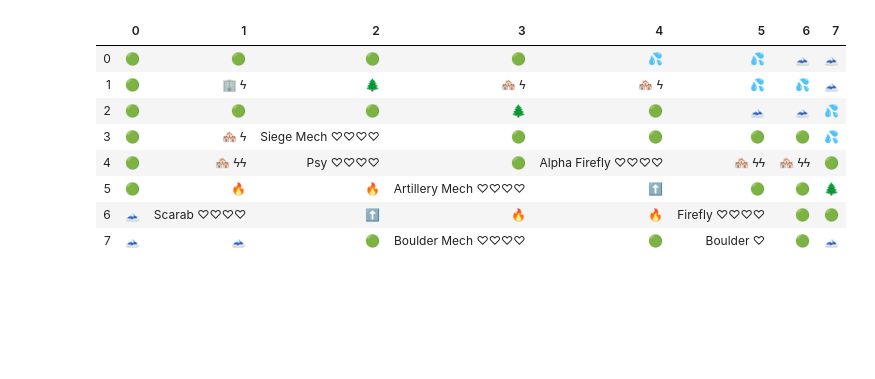
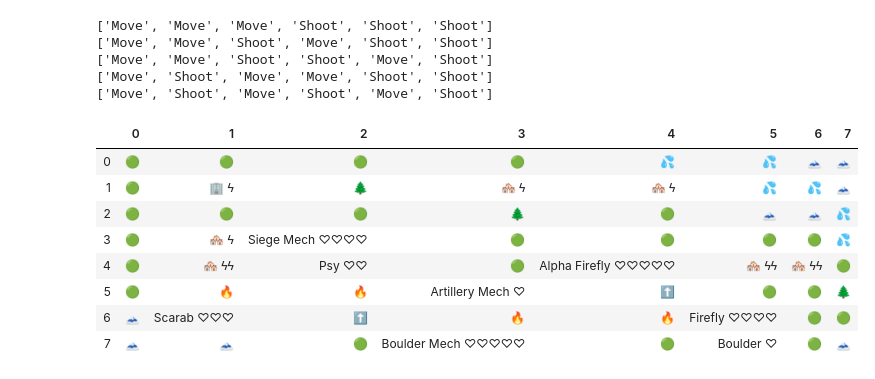
Before and after one commit to GuitarMusashi616/BreachSolver, a Jupyter notebook: game.ipynb, the cells around one changed output. Cells and saved outputs as stored; diff of their text form; code cells hidden in the pictures; blank space fills up the shorter version.

Commit message:
Added enemy targetting and round end consequences, now depth-first searching for best solution for round

```diff
--- a/game.ipynb
+++ b/game.ipynb
@@ -19,6 +19,45 @@ from ability import *
 from shell import *
 from beam import *
 from game import *
+# %%
+class Perm:
+    def __init__(self):
+        self.options = ["Move", "Shoot"]
+        self.ls = []
+        self.perms = []
+        self.recurse()
+
+    def recurse(self):
+        frontier = self.gen_frontier()
+        if not frontier:
+            self.perms.append(self.ls)
+            print(self.ls)
+            return
+
+        for option in frontier:
+            self.ls.append(option)
+            self.recurse()
+            self.ls.pop()
+
+    def gen_frontier(self):
+        frontier = []
+        move_count = self.ls.count("Move")
+        shoot_count = self.ls.count("Shoot")
+        if move_count < 3:
+            frontier.append("Move")
+
+        if move_count > shoot_count and shoot_count < 3:
+            frontier.append("Shoot")
+
+        return frontier
+
+perm = Perm()
+# %% [output]
+['Move', 'Move', 'Move', 'Shoot', 'Shoot', 'Shoot']
+['Move', 'Move', 'Shoot', 'Move', 'Shoot', 'Shoot']
+['Move', 'Move', 'Shoot', 'Shoot', 'Move', 'Shoot']
+['Move', 'Shoot', 'Move', 'Move', 'Shoot', 'Shoot']
+['Move', 'Shoot', 'Move', 'Shoot', 'Move', 'Shoot']
 # %%
 gb = GridBuilder()
 
@@ -62,50 +101,58 @@ gb.place( Destructable(MountainTile(), GroundTile(), 3),   (7,1) )
 gb.place( ForestTile(),     (7,3) )
 gb.place( Destructable(MountainTile(), GroundTile(), 3),   (7,7) )
 
-gb.place_on_tile( Mech("Siege Mech"),     (3,2) )
-gb.place_on_tile( Mech("Artillery Mech"), (5,3) )
-gb.place_on_tile( Mech("Boulder Mech"),   (7,3) )
-gb.place_on_tile( Vek("Psy"),             (4,2) )
-gb.place_on_tile( Vek("Alpha Firefly"),   (4,4) )
-gb.place_on_tile( Vek("Scarab"),          (6,1) )
-gb.place_on_tile( Vek("Firefly"),         (6,5) )
+gb.place_on_tile( Mech("Siege Mech", 5, 4),     (3,2) )
+gb.place_on_tile( Mech("Artillery Mech", 5, 1), (5,3) )
+gb.place_on_tile( Mech("Boulder Mech", 5, 5, 4),   (7,3) )
+gb.place_on_tile( Vek("Psy", 5, 2),             (4,2) )
+gb.place_on_tile( Vek("Alpha Firefly", 6, 5, 2),   (4,4) )
+gb.place_on_tile( Vek("Scarab", 3, 3),          (6,1) )
+gb.place_on_tile( Vek("Firefly", 4, 4, 2),         (6,5) )
 gb.place_on_tile( Unit("Boulder", max_health=1, health=1, moves=0), (7,5) )
 
 grid = gb.to_grid()
 
 for mech in grid.mechs:
     mech.add(Move(mech,grid))
     mech.add(Repair(mech))
 
 for vek in grid.veks:
     vek.add(Move(vek, grid))
 
 
 siege_mech     = grid.units['Siege Mech']
 artillery_mech = grid.units['Artillery Mech']
 boulder_mech   = grid.units['Boulder Mech']
 
 firefly        = grid.units['Firefly']
 alpha_firefly  = grid.units['Alpha Firefly']
 scarab         = grid.units['Scarab']
 psy            = grid.units['Psy']
 
 
 siege_mech.add(Artillery(siege_mech, grid, ClusterShell, 2))
 boulder_mech.add(Artillery(boulder_mech, grid, BoulderShell, 2))
 artillery_mech.add(Artillery(artillery_mech, grid, RegularShell, 1))
 
+firefly.add(Beam(firefly, grid, VekBeam, 1))
+alpha_firefly.add(Beam(alpha_firefly, grid, VekBeam, 3))
+scarab.add(Artillery(scarab, grid, VekShell, 1))
+
+firefly.target = CommandDecorator(firefly, VekBeam(firefly, grid, Compass.NORTH, 1))
+alpha_firefly.target = CommandDecorator(alpha_firefly, VekBeam(alpha_firefly, grid, Compass.NORTH, 3))
+scarab.target = CommandDecorator(scarab, VekShell(scarab, grid, 1, (1,1)))
+
 grid.show()
 # %% [output]
 |  | 0 | 1 | 2 | 3 | 4 | 5 | 6 | 7 |
 | 0 | 🟢 | 🟢 | 🟢 | 🟢 | 💦 | 💦 | 🗻 | 🗻 |
 | 1 | 🟢 | 🏢 ϟ | 🌲 | 🏘️ ϟ | 🏘️ ϟ | 💦 | 💦 | 🗻 |
 | 2 | 🟢 | 🟢 | 🟢 | 🌲 | 🟢 | 🗻 | 🗻 | 💦 |
 | 3 | 🟢 | 🏘️ ϟ | Siege Mech ♡♡♡♡ | 🟢 | 🟢 | 🟢 | 🟢 | 💦 |
-| 4 | 🟢 | 🏘️ ϟϟ | Psy ♡♡♡♡ | 🟢 | Alpha Firefly ♡♡♡♡ | 🏘️ ϟϟ | 🏘️ ϟϟ | 🟢 |
-| 5 | 🟢 | 🔥 | 🔥 | Artillery Mech ♡♡♡♡ | ⬆️ | 🟢 | 🟢 | 🌲 |
-| 6 | 🗻 | Scarab ♡♡♡♡ | ⬆️ | 🔥 | 🔥 | Firefly ♡♡♡♡ | 🟢 | 🟢 |
-| 7 | 🗻 | 🗻 | 🟢 | Boulder Mech ♡♡♡♡ | 🟢 | Boulder ♡ | 🟢 | 🗻 |
+| 4 | 🟢 | 🏘️ ϟϟ | Psy ♡♡ | 🟢 | Alpha Firefly ♡♡♡♡♡ | 🏘️ ϟϟ | 🏘️ ϟϟ | 🟢 |
+| 5 | 🟢 | 🔥 | 🔥 | Artillery Mech ♡ | ⬆️ | 🟢 | 🟢 | 🌲 |
+| 6 | 🗻 | Scarab ♡♡♡ | ⬆️ | 🔥 | 🔥 | Firefly ♡♡♡♡ | 🟢 | 🟢 |
+| 7 | 🗻 | 🗻 | 🟢 | Boulder Mech ♡♡♡♡♡ | 🟢 | Boulder ♡ | 🟢 | 🗻 |
 # %%
 class Executor:
     def __init__(self):
```
Also changed, not shown: parts of 32 cells of this notebook, 8 other files.
